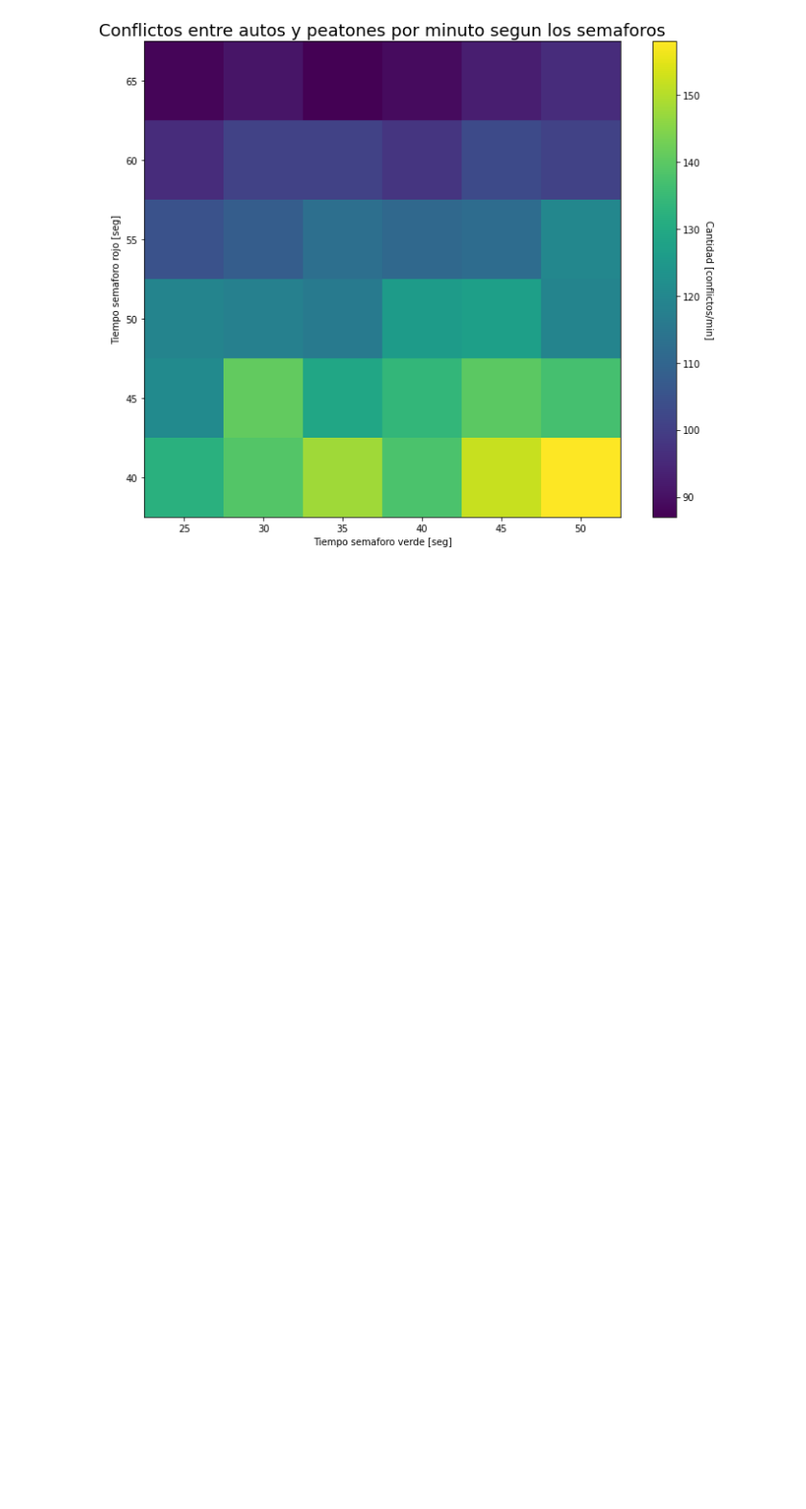
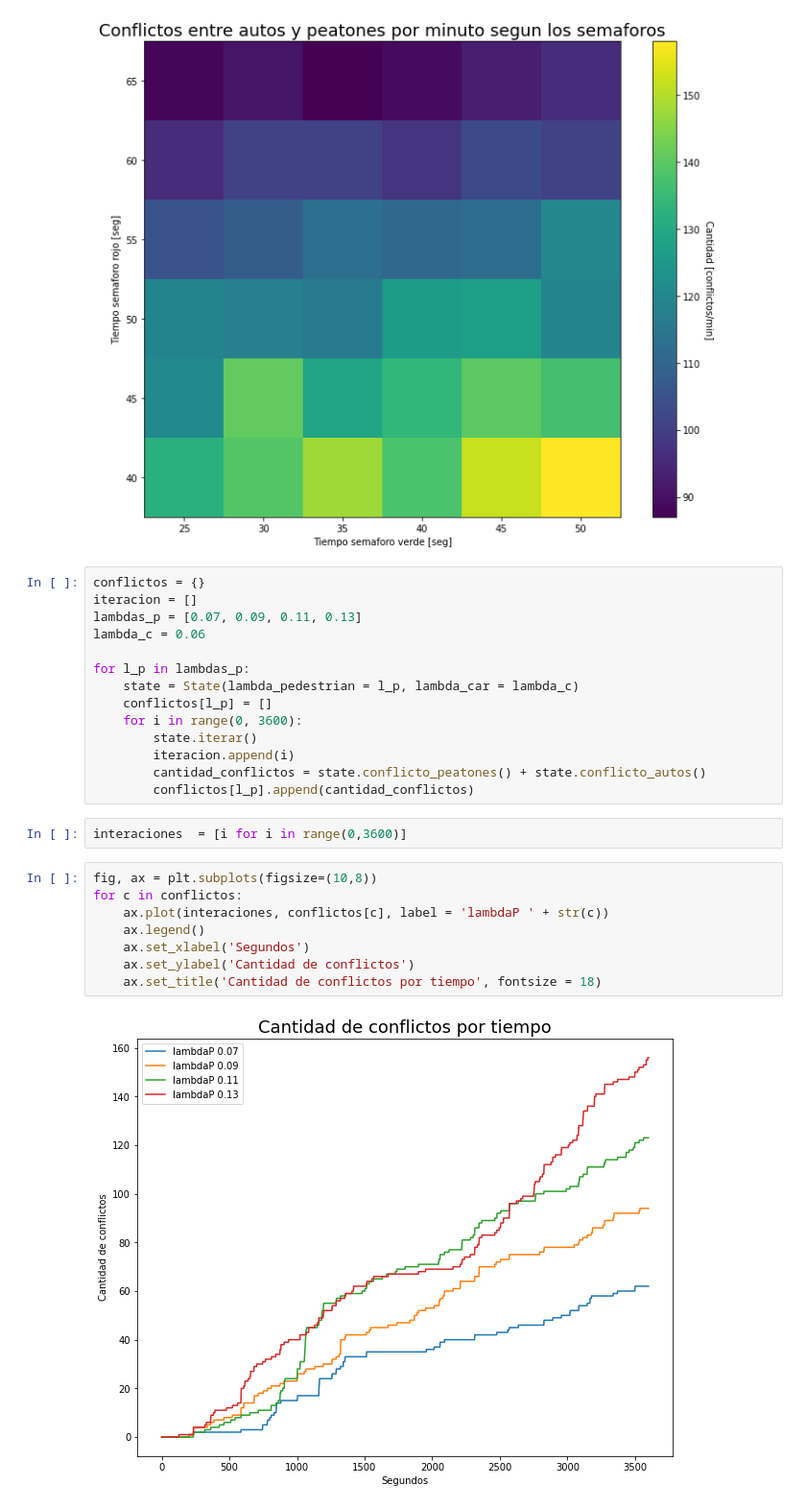
Before and after one commit to Luciana123/simulacion-tp1-2c2021, a Jupyter notebook: Ejercicio_5.ipynb, the cells around one changed output. Shown at 96% size. Saved outputs shown, nothing was run; the diff lists cells and outputs as text; blank space fills up the shorter version.

```diff
--- a/Ejercicio_5.ipynb
+++ b/Ejercicio_5.ipynb
@@ -696,3 +714,29 @@ fig.tight_layout()
 plt.show()
 # %% [output]
 [figure]
+# %%
+conflictos = {}
+iteracion = []
+lambdas_p = [0.07, 0.09, 0.11, 0.13]
+lambda_c = 0.06
+
+for l_p in lambdas_p:
+    state = State(lambda_pedestrian = l_p, lambda_car = lambda_c)
+    conflictos[l_p] = []
+    for i in range(0, 3600):
+        state.iterar()
+        iteracion.append(i)
+        cantidad_conflictos = state.conflicto_peatones() + state.conflicto_autos()
+        conflictos[l_p].append(cantidad_conflictos)
+# %%
+interaciones  = [i for i in range(0,3600)]
+# %%
+fig, ax = plt.subplots(figsize=(10,8))
+for c in conflictos:
+    ax.plot(interaciones, conflictos[c], label = 'lambdaP ' + str(c))
+    ax.legend()
+    ax.set_xlabel('Segundos')
+    ax.set_ylabel('Cantidad de conflictos')
+    ax.set_title('Cantidad de conflictos por tiempo', fontsize = 18)
+# %% [output]
+[figure, added]
```
Also changed, not shown: parts of 6 cells of this notebook.
